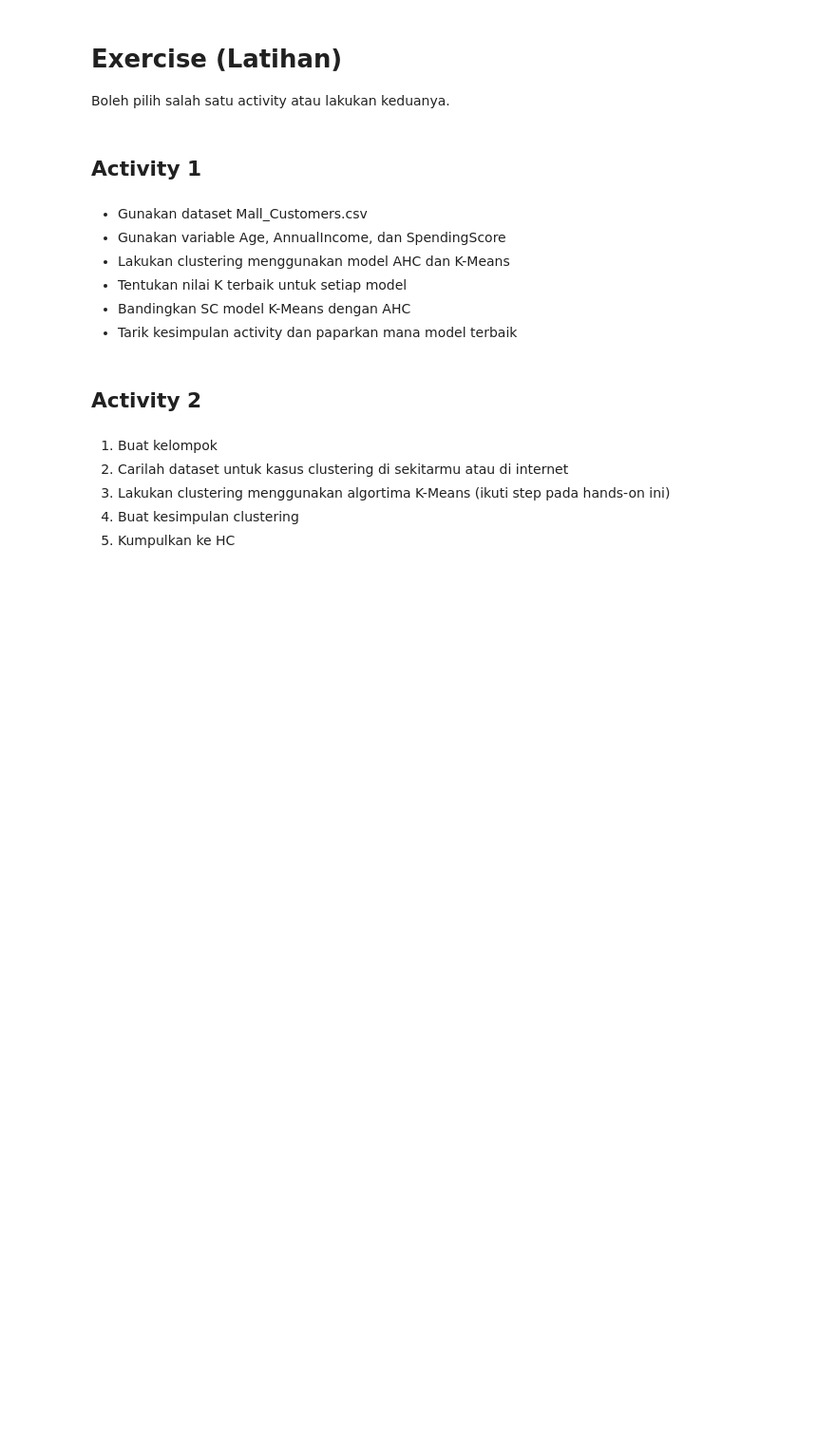
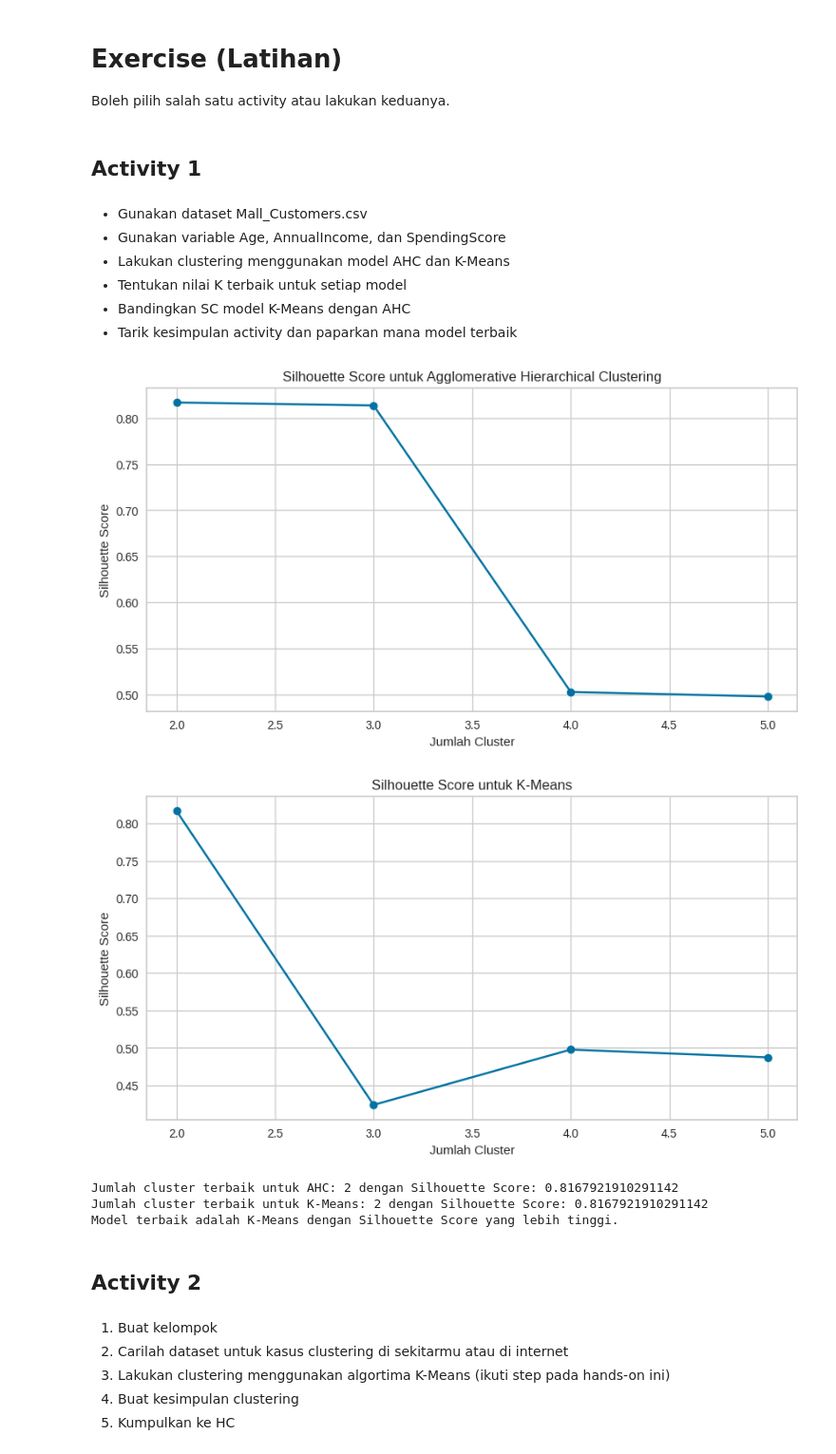
Before and after one commit to bRegita73/bRegita, a Jupyter notebook: Non Hierarchical Clustering.ipynb, the cells around one changed output. Shown: that part at 95% size. Drawn from its saved outputs; the diff is of its cells as text; code cells hidden in the pictures; blank space fills up the shorter version.

```diff
--- a/Non Hierarchical Clustering.ipynb
+++ b/Non Hierarchical Clustering.ipynb
@@ -350,6 +350,86 @@ Boleh pilih salah satu activity atau lakukan keduanya.
 - Tentukan nilai K terbaik untuk setiap model
 - Bandingkan SC model K-Means dengan AHC
 - Tarik kesimpulan activity dan paparkan mana model terbaik
+# %%
+import pandas as pd
+import numpy as np
+import matplotlib.pyplot as plt
+from sklearn.cluster import AgglomerativeClustering, KMeans
+from sklearn.metrics import silhouette_score
+from sklearn.preprocessing import StandardScaler
+
+# 1. Memuat Dataset
+df = pd.read_csv('Mall_Customers.csv')
+
+# 2. Memilih variabel yang relevan
+X = df[['Age', 'AnnualIncome', 'SpendingScore']]  # Sesuaikan nama kolom dengan yang benar
+
+# 3. Standardisasi data
+scaler = StandardScaler()
+X_scaled = scaler.fit_transform(X)
+
+# 4. Menentukan jumlah cluster terbaik untuk AHC
+sil_scores_ahc = []
+range_n_clusters = [2, 3, 4, 5]
+
+for n_clusters in range_n_clusters:
+    # Membuat model AHC
+    model_ahc = AgglomerativeClustering(n_clusters=n_clusters, metric='euclidean', linkage='ward')
+    labels = model_ahc.fit_predict(X_scaled)
+
+    # Menghitung Silhouette Score
+    silhouette_avg = silhouette_score(X_scaled, labels)
+    sil_scores_ahc.append(silhouette_avg)
+
+# Plot Silhouette Score untuk AHC
+plt.figure(figsize=(10, 5))
+plt.plot(range_n_clusters, sil_scores_ahc, marker='o')
+plt.title("Silhouette Score untuk Agglomerative Hierarchical Clustering")
+plt.xlabel("Jumlah Cluster")
+plt.ylabel("Silhouette Score")
+plt.show()
+
+# 5. Menentukan jumlah cluster terbaik untuk K-Means
+sil_scores_kmeans = []
+
+for n_clusters in range_n_clusters:
+    # Membuat model K-Means
+    kmeans = KMeans(n_clusters=n_clusters, random_state=42)
+    labels = kmeans.fit_predict(X_scaled)
+
+    # Menghitung Silhouette Score
+    silhouette_avg = silhouette_score(X_scaled, labels)
+    sil_scores_kmeans.append(silhouette_avg)
+
+# Plot Silhouette Score untuk K-Means
+plt.figure(figsize=(10, 5))
+plt.plot(range_n_clusters, sil_scores_kmeans, marker='o')
+plt.title("Silhouette Score untuk K-Means")
+plt.xlabel("Jumlah Cluster")
+plt.ylabel("Silhouette Score")
+plt.show()
+
+# 6. Menampilkan hasil terbaik
+best_n_clusters_ahc = range_n_clusters[np.argmax(sil_scores_ahc)]
+best_n_clusters_kmeans = range_n_clusters[np.argmax(sil_scores_kmeans)]
+
+best_score_ahc = max(sil_scores_ahc)
+best_score_kmeans = max(sil_scores_kmeans)
+
+print(f"Jumlah cluster terbaik untuk AHC: {best_n_clusters_ahc} dengan Silhouette Score: {best_score_ahc}")
+print(f"Jumlah cluster terbaik untuk K-Means: {best_n_clusters_kmeans} dengan Silhouette Score: {best_score_kmeans}")
+
+# Kesimpulan: Membandingkan hasil clustering
+if best_score_ahc > best_score_kmeans:
+    print("Model terbaik adalah Agglomerative Hierarchical Clustering dengan Silhouette Score yang lebih tinggi.")
+else:
+    print("Model terbaik adalah K-Means dengan Silhouette Score yang lebih tinggi.")
+# %% [output]
+[figure, added]
+[figure, added]
+Jumlah cluster terbaik untuk AHC: 2 dengan Silhouette Score: 0.8167921910291142
+Jumlah cluster terbaik untuk K-Means: 2 dengan Silhouette Score: 0.8167921910291142
+Model terbaik adalah K-Means dengan Silhouette Score yang lebih tinggi.
 # %% [markdown]
 ## Activity 2
 # %% [markdown]
```
Also changed, not shown: parts of 1 cell of this notebook, 2 other files.
